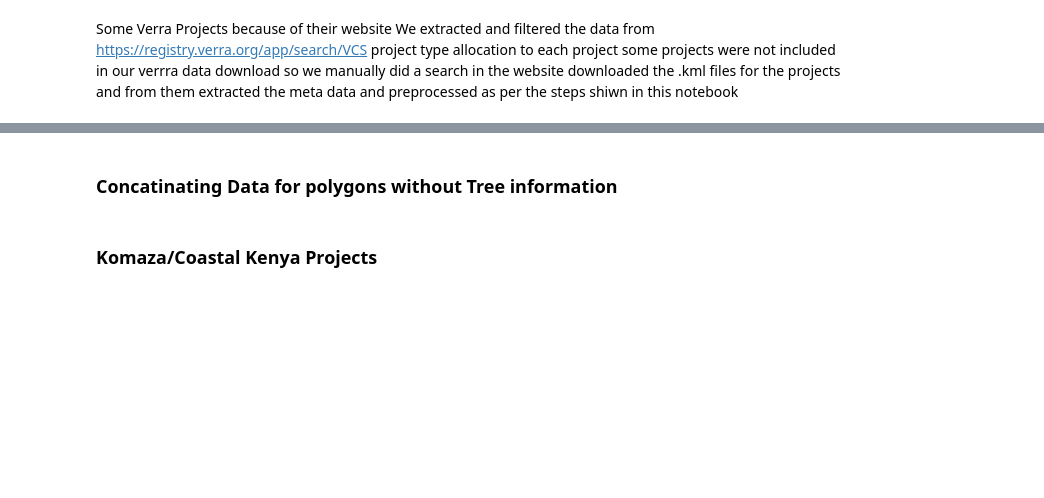
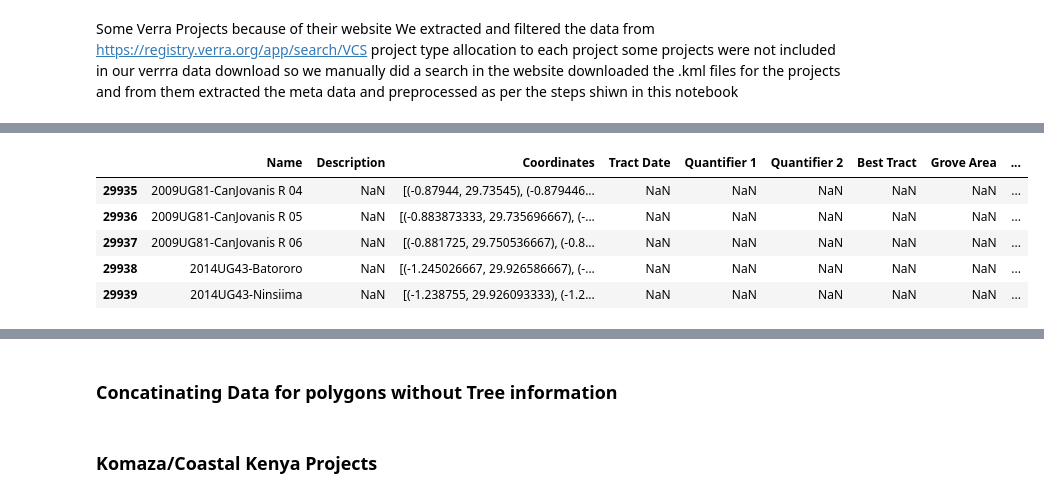
Before and after one commit to Societal-Computing/Forest_Monitoring, a Jupyter notebook: src/Verra_Data_filtering.ipynb, the cells around one changed output, grey strips where cells are left out. Cells and saved outputs as stored; diff of their text form; code cells hidden in the pictures; blank space fills up the shorter version.

Commit message:
Updating Verra projects

```diff
--- a/src/Verra_Data_filtering.ipynb
+++ b/src/Verra_Data_filtering.ipynb
@@ -309,9 +2,0 @@ plt.show()
-# %%
-
-
-
-file_path = 'Forest_Monitoring/input/Verra_Projects/TIST_Projects_With_tree_number/TIST_Meta.csv'
-meta= pd.read_csv(file_path)
-
-
-meta.info()
@@ -320,11 +2,0 @@ meta.describe()
-# %%
-
-
-
-file_path = 'Forest_Monitoring/input/Verra_Projects/TIST_Projects_With_tree_number/concatenated_file.csv'
-
-
-concatenated_df = pd.read_csv(file_path)
-
-
-concatenated_df.info()
@@ -330,0 +303,17 @@ concatenated_df.info()
+# %%
+df = tist_df
+
+# Iterating through the DataFrame
+rows_to_drop = []
+for i in range(1, len(df)):
+    if df.loc[i, 'Name'] == 'Tract 1':
+        df.loc[i-1, 'Coordinates'] = df.loc[i, 'Coordinates']
+        rows_to_drop.append(i)
+
+# Dropping the tract1  the rows marked for deletion
+df.drop(rows_to_drop, inplace=True)
+
+
+df.reset_index(drop=True, inplace=True)
+
+df.info()
@@ -330,0 +338,12 @@ concatenated_df.info()
+# %%
+# Remove the substring "(Tract 1)" from the specified column and strip any leading/trailing whitespace
+df['Name'] = df['Name'].str.replace(r'\(Tract 1\)', '', regex=True).str.strip()
+
+df.tail()
+# %% [output]
+|  | Name | Description | Coordinates | Tract Date | Quantifier 1 | Quantifier 2 | Best Tract | Grove Area | ... |
+| 29935 | 2009UG81-CanJovanis R 04 | NaN | [(-0.87944, 29.73545), (-0.879446... | NaN | NaN | NaN | NaN | NaN | ... |
+| 29936 | 2009UG81-CanJovanis R 05 | NaN | [(-0.883873333, 29.735696667), (-... | NaN | NaN | NaN | NaN | NaN | ... |
+| 29937 | 2009UG81-CanJovanis R 06 | NaN | [(-0.881725, 29.750536667), (-0.8... | NaN | NaN | NaN | NaN | NaN | ... |
+| 29938 | 2014UG43-Batororo | NaN | [(-1.245026667, 29.926586667), (-... | NaN | NaN | NaN | NaN | NaN | ... |
+| 29939 | 2014UG43-Ninsiima | NaN | [(-1.238755, 29.926093333), (-1.2... | NaN | NaN | NaN | NaN | NaN | ... |
```
Also changed, not shown: parts of 97 cells of this notebook.
